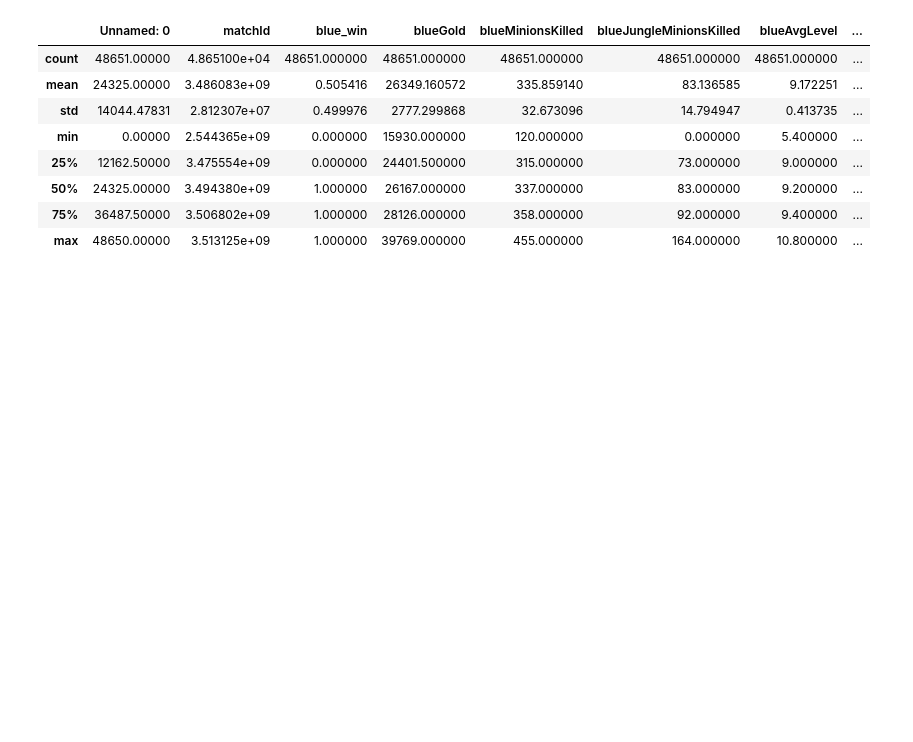
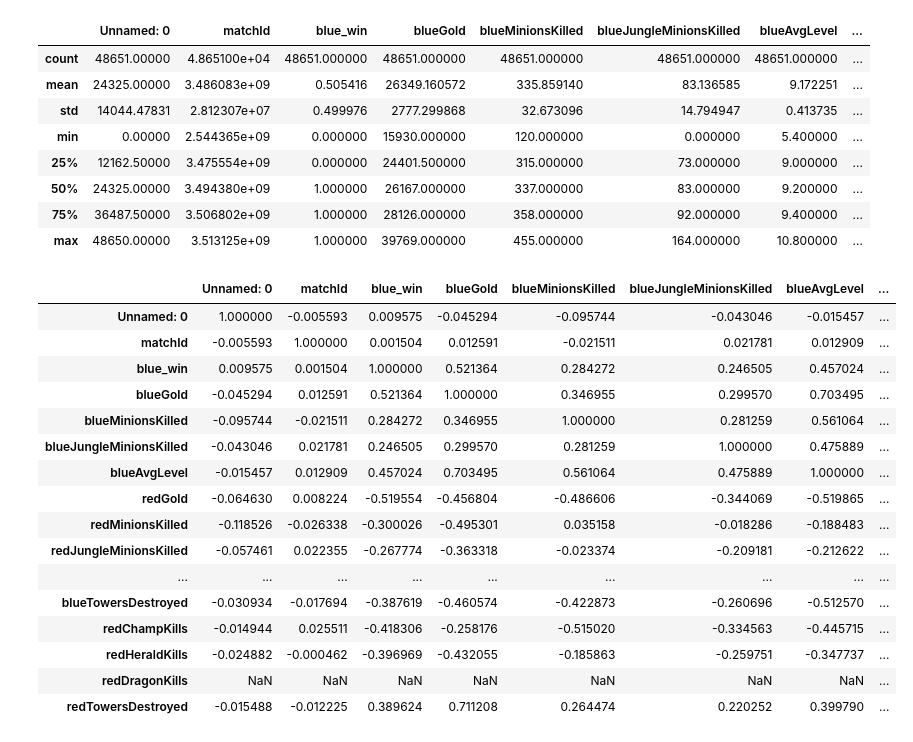
Before and after one commit to Juhan324/3-2-AI-project, a Jupyter notebook: AI project/League of Legends Diamond Games (First 15 Minutes)/League of Legends Diamond Games (First 15 Minutes).ipynb, the cells around one changed output. Saved outputs shown, nothing was run; the diff lists cells and outputs as text; code cells hidden in the pictures; blank space fills up the shorter version.

```diff
--- a/AI project/League of Legends Diamond Games (First 15 Minutes)/League of Legends Diamond Games (First 15 Minutes).ipynb
+++ b/AI project/League of Legends Diamond Games (First 15 Minutes)/League of Legends Diamond Games (First 15 Minutes).ipynb
@@ -64,3 +67,25 @@ df.describe()
 | 50% | 24325.00000 | 3.494380e+09 | 1.000000 | 26167.000000 | 337.000000 | 83.000000 | 9.200000 | ... |
 | 75% | 36487.50000 | 3.506802e+09 | 1.000000 | 28126.000000 | 358.000000 | 92.000000 | 9.400000 | ... |
 | max | 48650.00000 | 3.513125e+09 | 1.000000 | 39769.000000 | 455.000000 | 164.000000 | 10.800000 | ... |
+# %%
+df.corr()
+#blue_win과 상관관계가 0.5 이상인 blueGold, redGold를 우선이용해 예측
+#그 다음 순서대로 낮은 컬럼들을 하나씩 추가해 정확도 비교
+# %% [output]
+|  | Unnamed: 0 | matchId | blue_win | blueGold | blueMinionsKilled | blueJungleMinionsKilled | blueAvgLevel | ... |
+| Unnamed: 0 | 1.000000 | -0.005593 | 0.009575 | -0.045294 | -0.095744 | -0.043046 | -0.015457 | ... |
+| matchId | -0.005593 | 1.000000 | 0.001504 | 0.012591 | -0.021511 | 0.021781 | 0.012909 | ... |
+| blue_win | 0.009575 | 0.001504 | 1.000000 | 0.521364 | 0.284272 | 0.246505 | 0.457024 | ... |
+| blueGold | -0.045294 | 0.012591 | 0.521364 | 1.000000 | 0.346955 | 0.299570 | 0.703495 | ... |
+| blueMinionsKilled | -0.095744 | -0.021511 | 0.284272 | 0.346955 | 1.000000 | 0.281259 | 0.561064 | ... |
+| blueJungleMinionsKilled | -0.043046 | 0.021781 | 0.246505 | 0.299570 | 0.281259 | 1.000000 | 0.475889 | ... |
+| blueAvgLevel | -0.015457 | 0.012909 | 0.457024 | 0.703495 | 0.561064 | 0.475889 | 1.000000 | ... |
+| redGold | -0.064630 | 0.008224 | -0.519554 | -0.456804 | -0.486606 | -0.344069 | -0.519865 | ... |
+| redMinionsKilled | -0.118526 | -0.026338 | -0.300026 | -0.495301 | 0.035158 | -0.018286 | -0.188483 | ... |
+| redJungleMinionsKilled | -0.057461 | 0.022355 | -0.267774 | -0.363318 | -0.023374 | -0.209181 | -0.212622 | ... |
+| ... | ... | ... | ... | ... | ... | ... | ... | ... |
+| blueTowersDestroyed | -0.030934 | -0.017694 | -0.387619 | -0.460574 | -0.422873 | -0.260696 | -0.512570 | ... |
+| redChampKills | -0.014944 | 0.025511 | -0.418306 | -0.258176 | -0.515020 | -0.334563 | -0.445715 | ... |
+| redHeraldKills | -0.024882 | -0.000462 | -0.396969 | -0.432055 | -0.185863 | -0.259751 | -0.347737 | ... |
+| redDragonKills | NaN | NaN | NaN | NaN | NaN | NaN | NaN | ... |
+| redTowersDestroyed | -0.015488 | -0.012225 | 0.389624 | 0.711208 | 0.264474 | 0.220252 | 0.399790 | ... |
```
Also changed, not shown: parts of 8 cells of this notebook.
